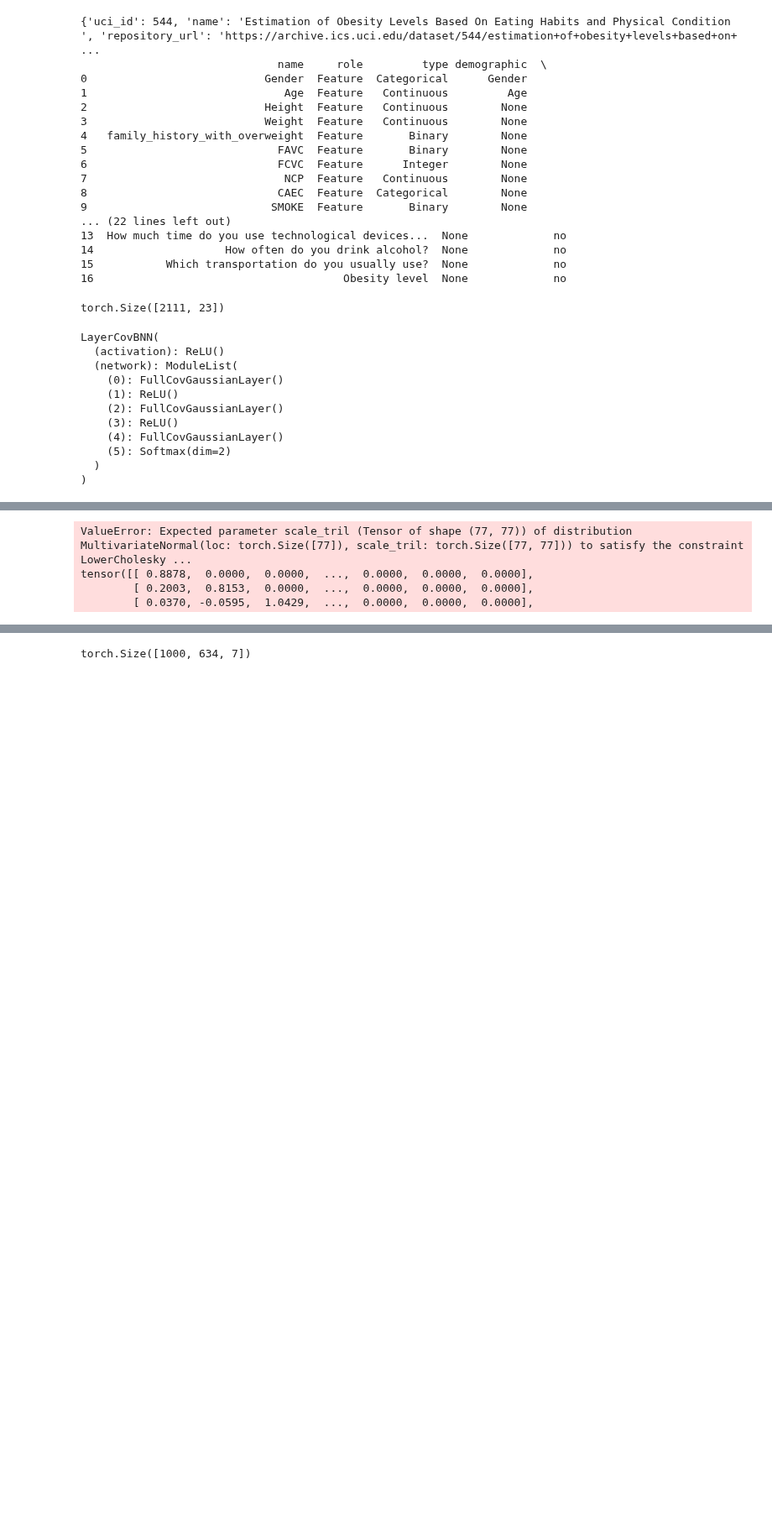
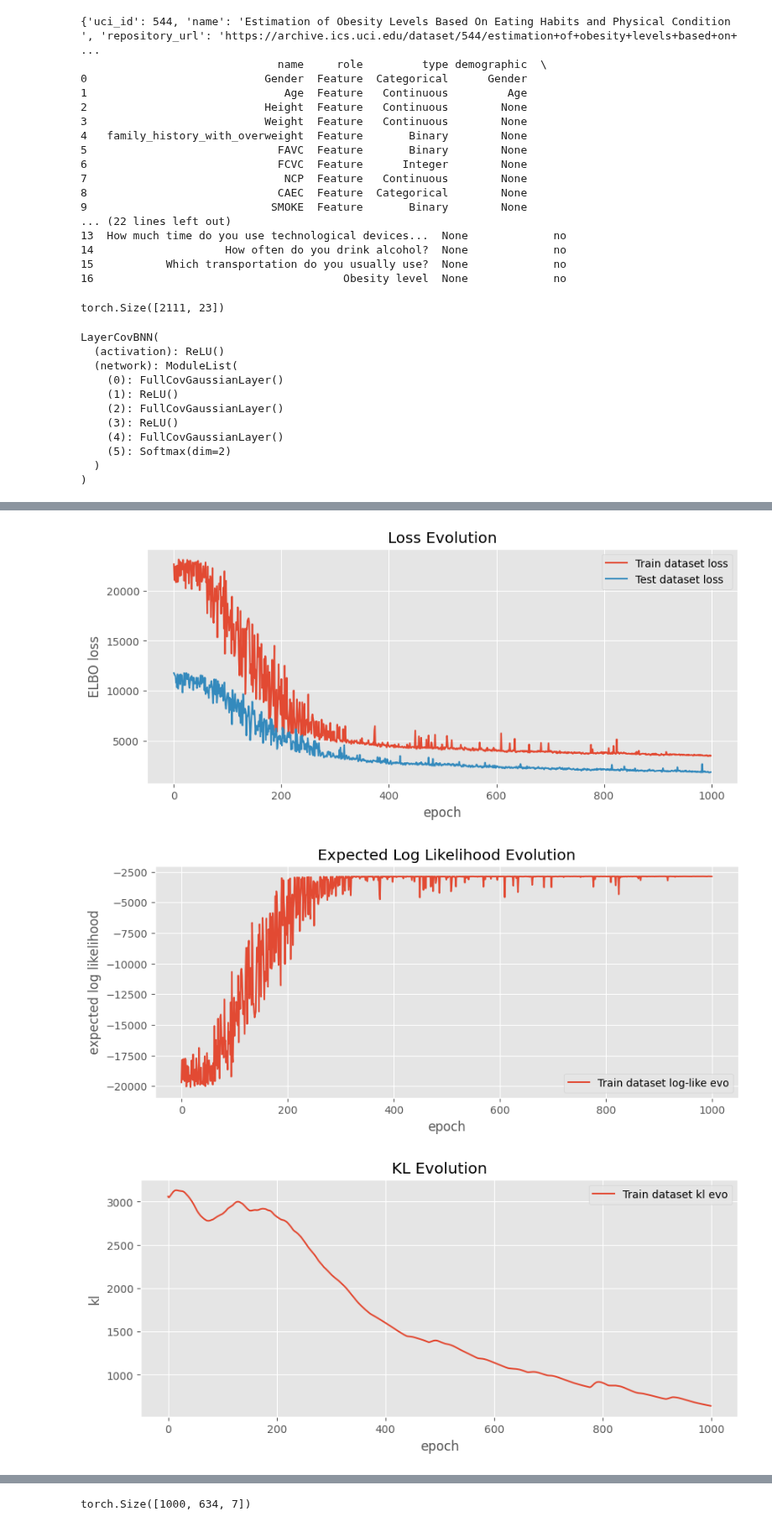
Before and after one commit to Marco-Gal/Bayesian-Neural-Network-Project, a Jupyter notebook: Boston Dataset Experiments/Obesity/BBB Block Diag Obesity.ipynb, the cells around one changed output, grey strips where cells are left out. Shown at 84% size. Saved outputs shown, nothing was run; the diff lists cells and outputs as text; code cells hidden in the pictures; blank space fills up the shorter version.

```diff
--- a/Boston Dataset Experiments/Obesity/BBB Block Diag Obesity.ipynb
+++ b/Boston Dataset Experiments/Obesity/BBB Block Diag Obesity.ipynb
@@ -144,7 +144,7 @@ class FullCovGaussianLayer(nn.Module):
 
         biases = param_sample[:,self.input_dim * self.output_dim:].unsqueeze(1)  # Shape: (output_dim, num_samples)
 
-        return x @ weights + biases
+        return x @ weights + biases, param_sample
 # %%
 class LayerCovBNN(nn.Module):
     """BNN with layer-wise block diagonal covariance Gaussian distributions."""
@@ -244,5 +268,5 @@ class LayerCovBNN(nn.Module):
 # %%
-bnn_model = LayerCovBNN(23, [10, 10], 7, noise_std=0.15)#, prior_var = 0.3)
+bnn_model = LayerCovBNN(23,[7,7], 7, noise_std=0.15, prior_var = 0.1)
 # find value of noise_std that works best by trial and error, but this is of course
 # inherently a bit contrived since we know we set input noise std to 0.15 in dataset generation
 print(bnn_model)
@@ -286,14 +310,14 @@ aux_loss = nn.NLLLoss()
 for epoch in tqdm(range(1000)):  # epochs
     opt.zero_grad()
 
-    l, ll, kl = bnn_model.loss(x_tr, y_tr, num_samples = 1)
+    l, ll, kl = bnn_model.loss(x_tr, y_tr, num_samples = 10)
     tr_loss_evo.append(l.item())
     tr_ll_evo.append(ll.item())
     tr_kl_evo.append(kl.item())
-    tr_nll_loss_evo.append(aux_loss(bnn_model(x_tr,num_samples=10).mean(0), y_tr).item())
+    tr_nll_loss_evo.append(aux_loss(bnn_model(x_tr,num_samples=10)[0].mean(0), y_tr).item())
 
-    te_loss_evo.append(bnn_model.loss(x_te, y_te)[0].item())
-    te_nll_loss_evo.append(aux_loss(bnn_model(x_te,num_samples=10).mean(0), y_te).item())
+    te_loss_evo.append(bnn_model.loss(x_te, y_te, num_samples = 10)[0].item())
+    te_nll_loss_evo.append(aux_loss(bnn_model(x_te,num_samples=10)[0].mean(0), y_te).item())
 
     l.backward()
     opt.step()
@@ -303,35 +327,34 @@ plt.rcParams["figure.figsize"] = (10, 4)
 
 plt.plot(tr_loss_evo, label='Train dataset loss')
 plt.plot(te_loss_evo, label='Test dataset loss')
 plt.ylabel('ELBO loss')
 plt.xlabel('epoch')
 plt.legend()
 plt.title('Loss Evolution')
 plt.show()
 
 plt.plot(tr_ll_evo, label='Train dataset log-like evo')
 plt.ylabel('expected log likelihood')
 plt.xlabel('epoch')
 plt.legend()
 plt.title('Expected Log Likelihood Evolution')
 plt.show()
 
 plt.plot(tr_kl_evo, label='Train dataset kl evo')
 plt.ylabel('kl')
 plt.xlabel('epoch')
 plt.legend()
 plt.title('KL Evolution')
 plt.show()
 
 plt.plot(tr_nll_loss_evo, label='Train dataset')
 plt.plot(te_nll_loss_evo, label='Test dataset')
 plt.ylabel('NLL')
 plt.xlabel('epoch')
 plt.legend()
-plt.title('MSE Evolution')
+plt.title('NLL Evolution')
 plt.show()
 # %% [output]
-ValueError: Expected parameter scale_tril (Tensor of shape (77, 77)) of distribution MultivariateNormal(loc: torch.Size([77]), scale_tril: torch.Size([77, 77])) to satisfy the constraint LowerCholesky ...
-tensor([[ 0.8878,  0.0000,  0.0000,  ...,  0.0000,  0.0000,  0.0000],
-        [ 0.2003,  0.8153,  0.0000,  ...,  0.0000,  0.0000,  0.0000],
-        [ 0.0370, -0.0595,  1.0429,  ...,  0.0000,  0.0000,  0.0000],
+[figure, added]
+[figure, added]
+[figure, added]
```
Also changed, not shown: parts of 15 cells of this notebook, 2 other files.
